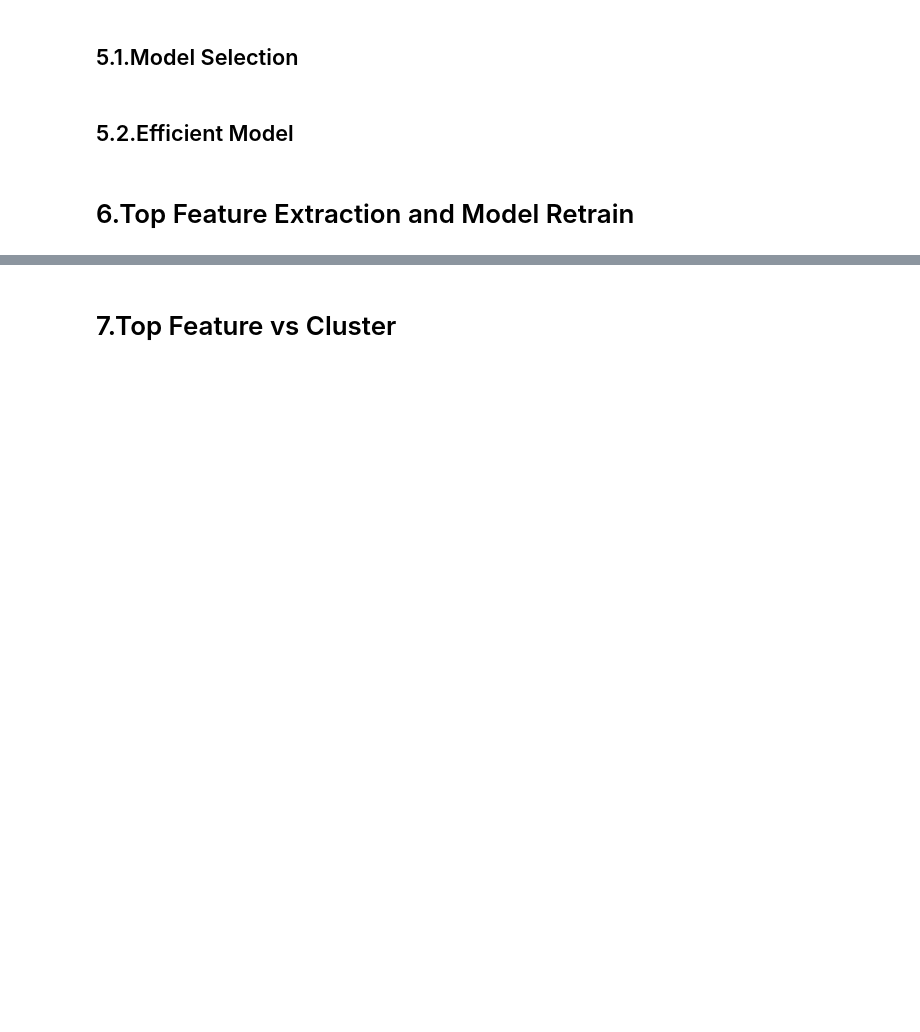
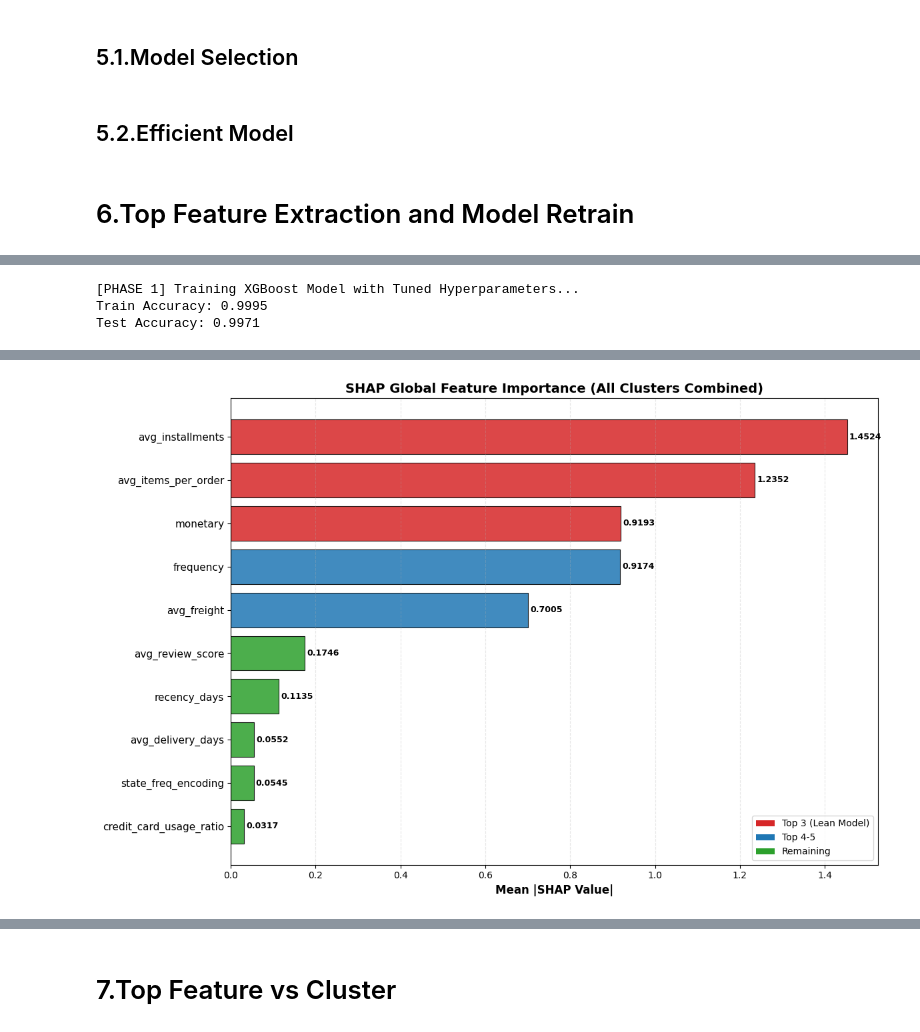
Before and after one commit to Dang-Huy/Group-3-Machine-Learning-2, a Jupyter notebook: [Main] Multiclass Classification Problem.ipynb, the cells around one changed output, grey strips where cells are left out. Saved outputs shown, nothing was run; the diff lists cells and outputs as text; code cells hidden in the pictures; blank space fills up the shorter version.

```diff
--- a/[Main] Multiclass Classification Problem.ipynb
+++ b/[Main] Multiclass Classification Problem.ipynb
@@ -112,0 +153,77 @@ Based on the deviation from the population mean (dataset average), we can profil
+# %%
+# PHASE 1: TRAIN XGBOOST MODEL WITH OPTIMIZED HYPERPARAMETERS & INIT SHAP
+print("[PHASE 1] Training XGBoost Model with Tuned Hyperparameters...")
+
+model = xgb.XGBClassifier(
+    **best_params,
+    random_state=42,
+    verbosity=0,
+    n_jobs=-1
+)
+model.fit(X_train, y_train, verbose=False)
+
+train_acc = model.score(X_train, y_train)
+test_acc = model.score(X_test, y_test)
+
+print(f"Train Accuracy: {train_acc:.4f}")
+print(f"Test Accuracy: {test_acc:.4f}")
+
+explainer = shap.TreeExplainer(model)
+shap_values = explainer.shap_values(X_test)
+# %% [output]
+[PHASE 1] Training XGBoost Model with Tuned Hyperparameters...
+Train Accuracy: 0.9995
+Test Accuracy: 0.9971
+# %%
+# PHASE 2: GLOBAL FEATURE IMPORTANCE ANALYSIS
+print("\n[PHASE 2] Global Feature Importance Analysis...")
+
+# Handle different SHAP value formats
+shap_array = np.array(shap_values)
+print(f"SHAP values shape: {shap_array.shape}")
+
+# Shape is (n_samples, n_features, n_classes) = (14004, 10, 4)
+# Take mean absolute value across samples and classes
+global_importance = np.abs(shap_array).mean(axis=(0, 2))
+
+importance_df = pd.DataFrame({
+    'Feature': X_train.columns,
+    'SHAP_Importance': global_importance
+}).sort_values('SHAP_Importance', ascending=False).reset_index(drop=True)
+
+top_3_features = importance_df.head(3)['Feature'].tolist()
+
+print("\nFeature Ranking by SHAP Importance:")
+print(importance_df.to_string(index=False))
+
+# GLOBAL IMPORTANCE BAR CHART
+fig, ax = plt.subplots(figsize=(12, 8))
+
+colors = ['#d62728' if i < 3 else '#1f77b4' if i < 5 else '#2ca02c'
+          for i in range(len(importance_df))]
+
+bars = ax.barh(range(len(importance_df)),
+               importance_df['SHAP_Importance'].values,
+               color=colors, edgecolor='black', linewidth=0.8, alpha=0.85)
+
+ax.set_yticks(range(len(importance_df)))
+ax.set_yticklabels(importance_df['Feature'].values, fontsize=11)
+ax.invert_yaxis()
+ax.set_xlabel('Mean |SHAP Value|', fontsize=12, fontweight='bold')
+ax.set_title('SHAP Global Feature Importance (All Clusters Combined)',
+             fontsize=14, fontweight='bold')
+ax.grid(axis='x', alpha=0.3, linestyle='--')
+
+for i, (bar, val) in enumerate(zip(bars, importance_df['SHAP_Importance'].values)):
+    ax.text(val + 0.005, bar.get_y() + bar.get_height()/2, f'{val:.4f}',
+            va='center', fontsize=9, fontweight='bold')
+
+from matplotlib.patches import Patch
+legend_elements = [Patch(facecolor='#d62728', label='Top 3 (Lean Model)'),
+                   Patch(facecolor='#1f77b4', label='Top 4-5'),
+                   Patch(facecolor='#2ca02c', label='Remaining')]
+ax.legend(handles=legend_elements, loc='lower right', fontsize=10)
+
+plt.tight_layout()
+plt.show()
+# %% [output]
@@ -112,0 +245 @@ Based on the deviation from the population mean (dataset average), we can profil
+[figure, added]
```
Also changed, not shown: parts of 7 cells of this notebook.
